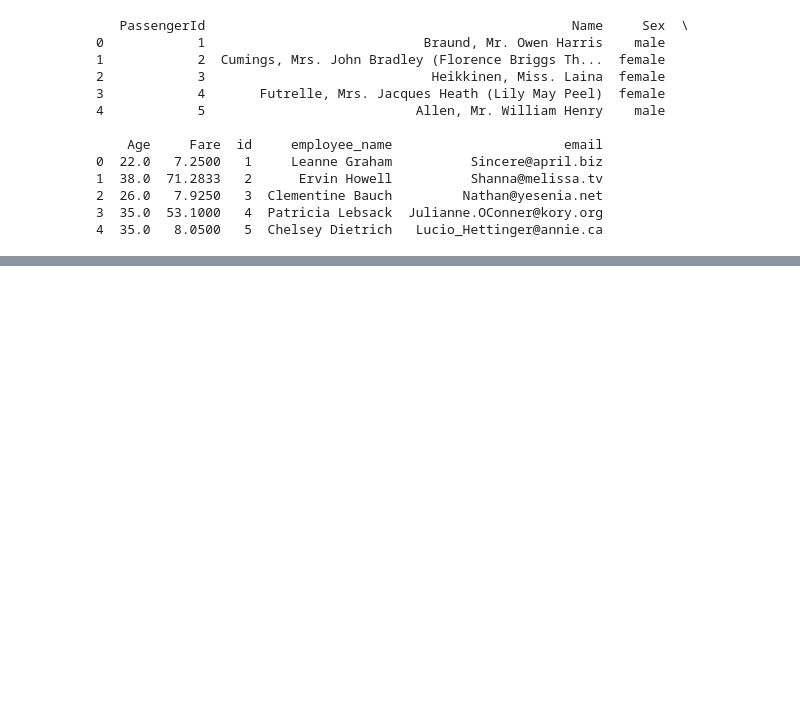
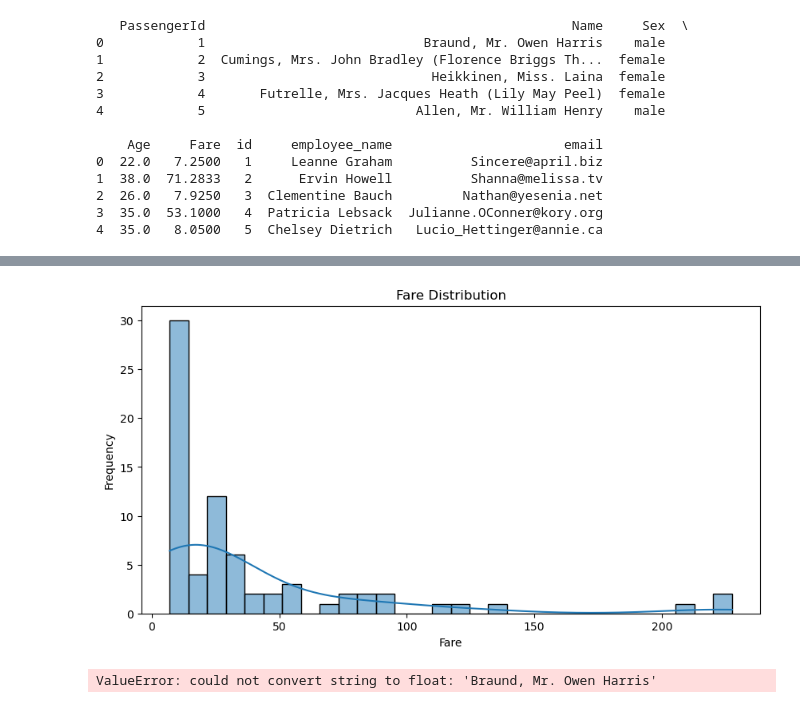
Before and after one commit to Asnaduse/Data_Mining, a Jupyter notebook: transformation_task.ipynb, the cells around one changed output, grey strips where cells are left out. Drawn from its saved outputs; the diff is of its cells as text; code cells hidden in the pictures; blank space fills up the shorter version.

```diff
--- a/transformation_task.ipynb
+++ b/transformation_task.ipynb
@@ -262,0 +292,19 @@ print(pd.read_sql('SELECT * FROM df_merged LIMIT 5', conn))
+# %%
+# Fare Distribution
+plt.figure(figsize=(10, 5))
+sns.histplot(df_final['Fare'], kde=True, bins=30)
+plt.title('Fare Distribution')
+plt.xlabel('Fare')
+plt.ylabel('Frequency')
+plt.show()
+# %% [output]
+[figure, added]
+# %%
+# 3. Correlation Analysis
+correlation_matrix = df_final.corr()
+plt.figure(figsize=(12, 8))
+sns.heatmap(correlation_matrix, annot=True, cmap='coolwarm')
+plt.title('Correlation Matrix')
+plt.show()
+# %% [output]
+ValueError: could not convert string to float: 'Braund, Mr. Owen Harris'
```
Also changed, not shown: parts of 3 cells of this notebook, 16 other files.
